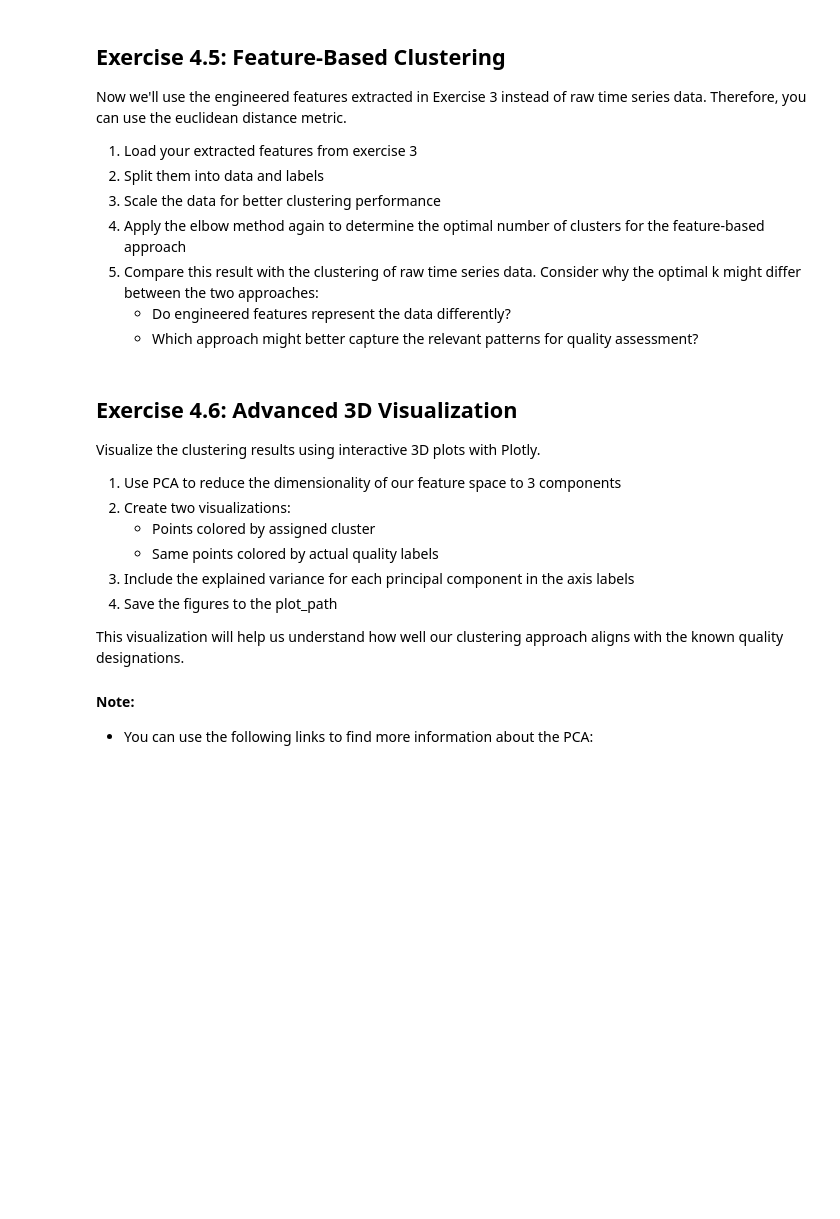
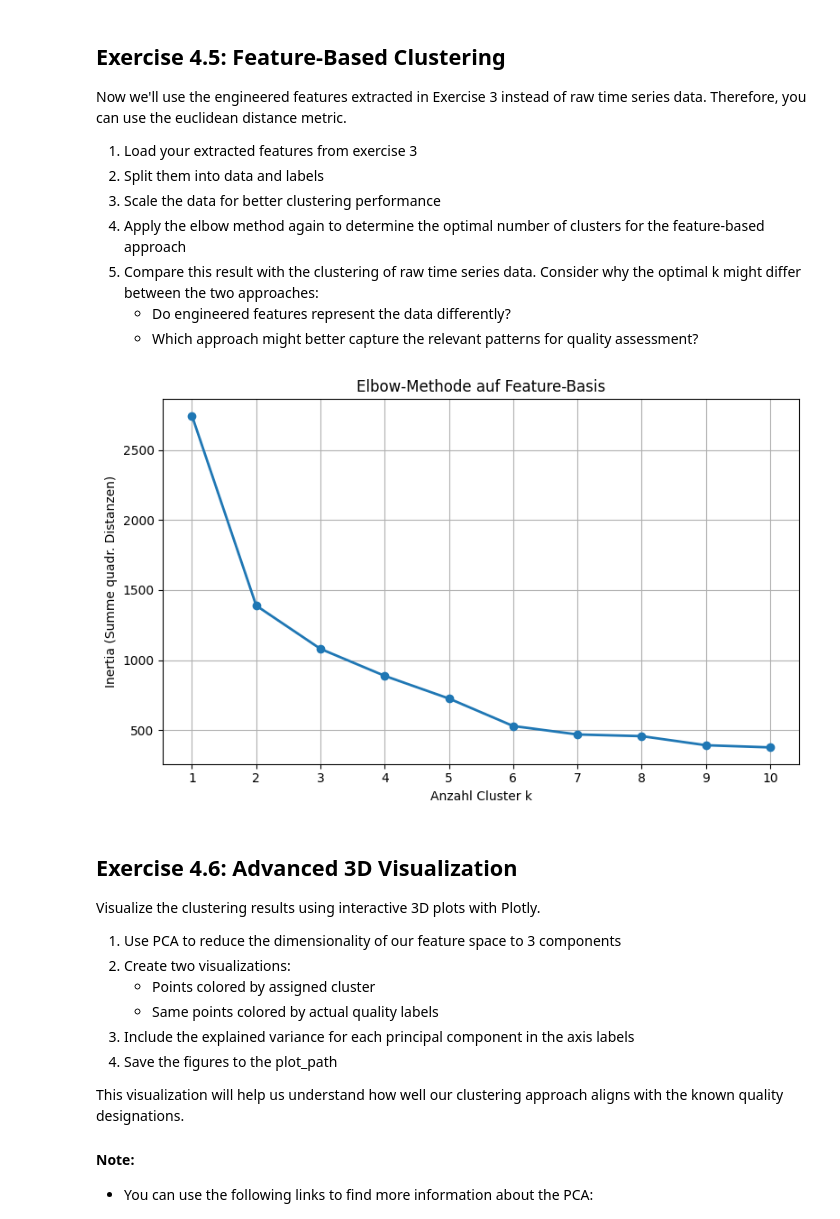
Before and after one commit to Lars-Hendrik2701/AMLProjectPart1, a Jupyter notebook: ex_04_clustering.ipynb, the cells around one changed output. Saved outputs shown, nothing was run; the diff lists cells and outputs as text; code cells hidden in the pictures; blank space fills up the shorter version.

```diff
--- a/ex_04_clustering.ipynb
+++ b/ex_04_clustering.ipynb
@@ -115,3 +186,48 @@ features = extract_features(data, labels)
+# %%
+# 1) Load raw data & labels, then extract features
+data, labels_true, _ = get_welding_data(data_path, n_samples=5000)
+features = extract_features(data, labels_true)  # DataFrame oder ndarray mit shape (n_samples, n_features)
+
+# 2) Split into X (features) und y (Quality-Labels)
+#    Hier übernehmen wir nur X für das Clustering
+if isinstance(features, pd.DataFrame):
+    X_feat = features.values
+else:
+    X_feat = features
+
+# 3) Scale the feature data
+scaler = MinMaxScaler()
+X_scaled = scaler.fit_transform(X_feat)
+
+# 4) Elbow-Methode auf den skalierten Features
+def elbow_data_features(X, k_range=range(1,11)):
+    inertias = []
+    for k in k_range:
+        km = MyKMeans(k=k, distance_metric="euclidean", init_method="kmeans++", max_iter=100)
+        km.fit(X)
+        inertias.append(km.inertia_)
+    return inertias
+
+ks = list(range(1, 11))
+inertias_feat = elbow_data_features(X_scaled, ks)
+
+# 5) Plot Elbow-Kurve für Feature-Basis
+plt.figure(figsize=(8, 5))
+plt.plot(ks, inertias_feat, 'o-', linewidth=2, markersize=6)
+plt.xticks(ks)
+plt.xlabel('Anzahl Cluster k')
+plt.ylabel('Inertia (Summe quadr. Distanzen)')
+plt.title('Elbow-Methode auf Feature-Basis')
+plt.grid(True)
+plt.tight_layout()
+plt.show()
+
+# 6) Vergleich:
+#   - Prüfe, ob das „Knicken“ bei k=3 oder vielleicht an einer anderen Stelle (z.B. k=2 oder k=4) liegt.
+#   - Überlege: Entwickelte Features (z.B. Peak-Position, Mittelwert, Varianz) repräsentieren
+#     globale Charakteristiken, daher kann optimaler k von Zeitreihen-basiertem k abweichen.
+# %% [output]
+[figure, added]
 # %% [markdown]
 ## Exercise 4.6: Advanced 3D Visualization
 
```
Also changed, not shown: parts of 7 cells of this notebook, 3 other files.
